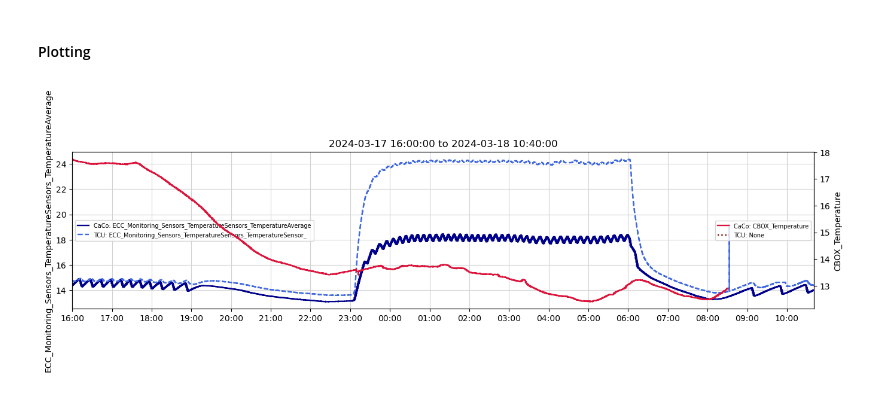
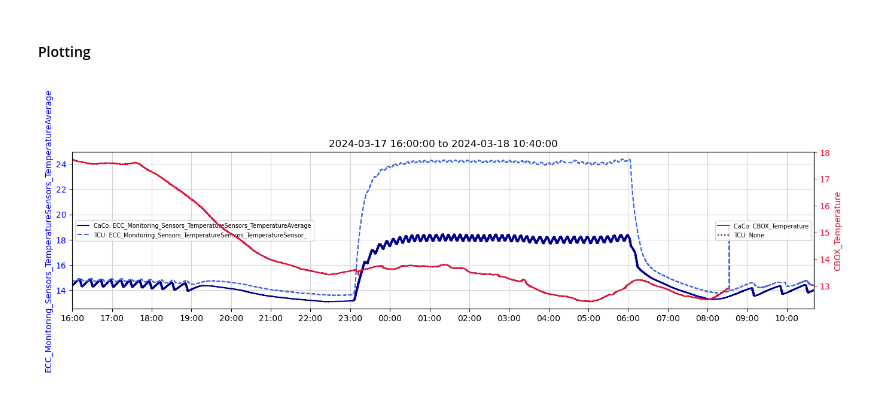
Before and after one commit to juanjq/access_tcu_caco_database, a Jupyter notebook: check_properties.ipynb, the cells around one changed output. Drawn from its saved outputs; the diff is of its cells as text; code cells hidden in the pictures.

Commit message:
Plot first commit

```diff
--- a/check_properties.ipynb
+++ b/check_properties.ipynb
@@ -160,35 +160,40 @@ fig, ax = plt.subplots(figsize=(16,3.4))
 if len(value_2_tcu) > 0 or len(value_2_caco) > 0:
     axt = ax.twinx()
     axt.set_ylabel(variable_2_tcu)
     axt.set_ylabel(variable_2_caco)
 
-ax.plot(date_1_caco, value_1_caco, ds="steps-post", c="darkblue", lw=1.7,
+ax.plot(date_1_caco, value_1_caco, ds="steps-post", c="darkblue", lw=1.5,
         label=f"CaCo: {out_1_caco['name']}")
-ax.plot(date_1_tcu, value_1_tcu, ds="steps-post", c="royalblue", ls="--", lw=1.7,
+ax.plot(date_1_tcu, value_1_tcu, ds="steps-post", c="royalblue", ls="--", lw=1.5,
         label=f"TCU: {out_1_tcu['name']}")
 
-axt.plot(date_2_caco, value_2_caco, ds="steps-post", c="crimson", lw=1.7,
+axt.plot(date_2_caco, value_2_caco, ds="steps-post", c="crimson", lw=1.5,
          label=f"CaCo: {out_2_caco['name']}")
-axt.plot(date_2_tcu, value_2_tcu, ds="steps-post", c="maroon", ls=":", lw=1.7,
+axt.plot(date_2_tcu, value_2_tcu, ds="steps-post", c="maroon", ls=":", lw=1.5,
          label=f"TCU: {out_2_tcu['name']}")
 
 
 ax.set_ylabel(variable_1_tcu)
 ax.set_ylabel(variable_1_caco)
 ax.legend(loc=6, prop={'size': 7})
 if len(value_2_tcu) > 0 or len(value_2_caco) > 0:
     axt.legend(loc=7, prop={'size': 7})
 ax.grid(color="lightgray")
 
 # Plotting limits
 lim_m, lim_M = min(min(date_1_caco), min(date_1_tcu)), max(max(date_1_caco), max(date_1_tcu))
 
 timespan = lim_M - lim_m
 ax.set_xlim(lim_m, lim_M)
 ax.set_title(f"{tstart} to {tstop}")
 utils.format_time_ticks_axes(ax, lim_m, lim_M, timespan)
 
+ax.yaxis.label.set_color("b")
+ax.tick_params(axis='y', colors="b")
+axt.yaxis.label.set_color("crimson")
+axt.tick_params(axis='y', colors="crimson")
+
 # plt.savefig(f"output.png", dpi=300, bbox_inches='tight')
 plt.show()
 # %% [output]
-[figure, old version]
+[figure, new version]
```
